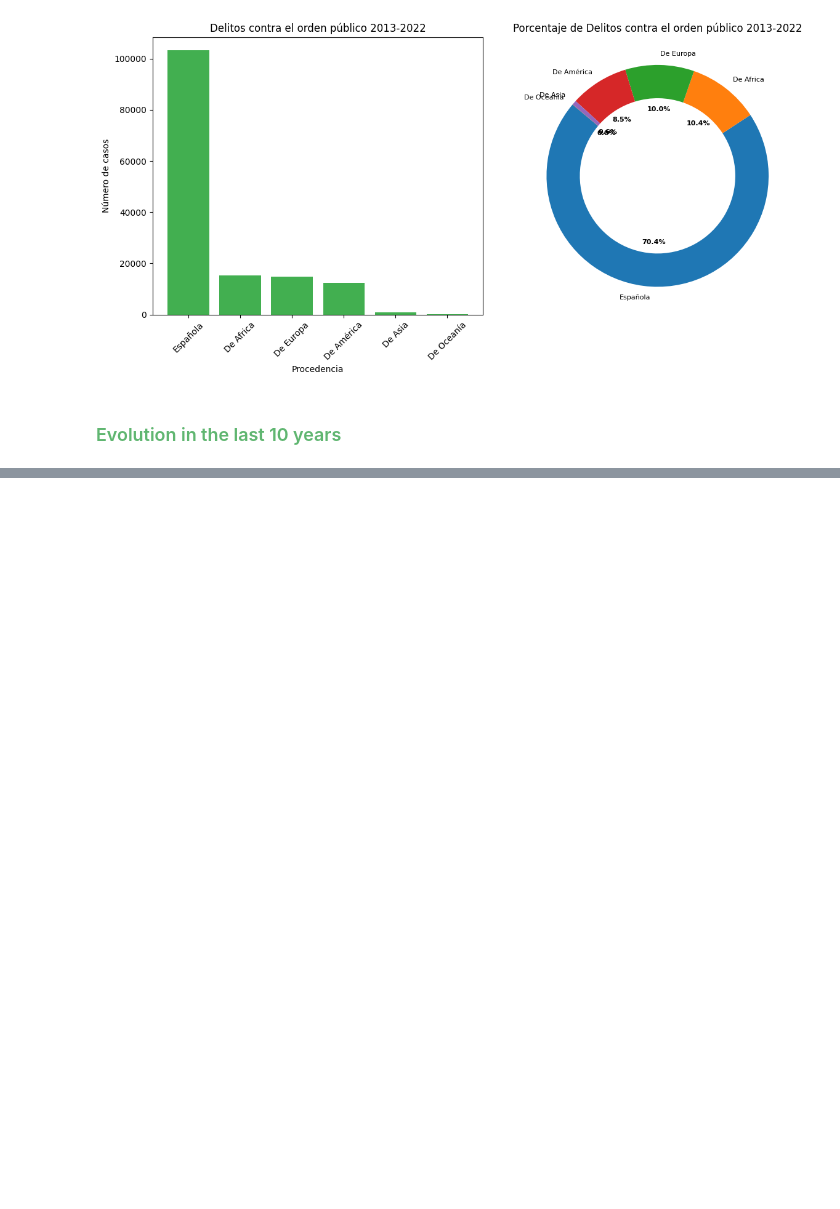
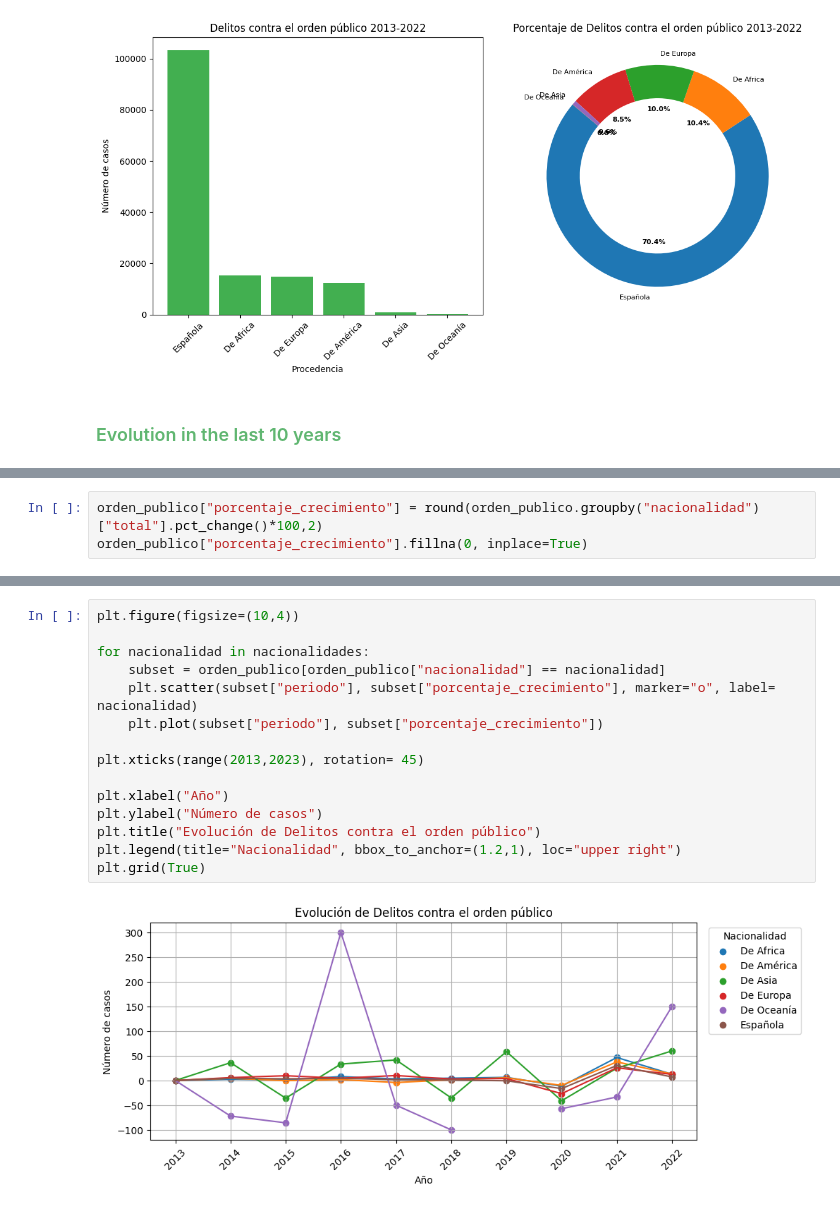
Before and after one commit to TonioDominguez/spanish_crimes_per_nacionality, a Jupyter notebook: Inmigration Crime.ipynb, the cells around one changed output, grey strips where cells are left out. Drawn from its saved outputs; the diff is of its cells as text; blank space fills up the shorter version.

```diff
--- a/Inmigration Crime.ipynb
+++ b/Inmigration Crime.ipynb
@@ -322,0 +336,3 @@ orden_publico
+# %%
+orden_publico["porcentaje_crecimiento"] = round(orden_publico.groupby("nacionalidad")["total"].pct_change()*100,2)
+orden_publico["porcentaje_crecimiento"].fillna(0, inplace=True)
@@ -322,0 +352,17 @@ orden_publico
+# %%
+plt.figure(figsize=(10,4))
+
+for nacionalidad in nacionalidades:
+    subset = orden_publico[orden_publico["nacionalidad"] == nacionalidad]
+    plt.scatter(subset["periodo"], subset["porcentaje_crecimiento"], marker="o", label= nacionalidad)
+    plt.plot(subset["periodo"], subset["porcentaje_crecimiento"])
+
+plt.xticks(range(2013,2023), rotation= 45)
+
+plt.xlabel("Año")
+plt.ylabel("Número de casos")
+plt.title("Evolución de Delitos contra el orden público")
+plt.legend(title="Nacionalidad", bbox_to_anchor=(1.2,1), loc="upper right")
+plt.grid(True)
+# %% [output]
+[figure, added]
```
Also changed, not shown: parts of 7 cells of this notebook.
